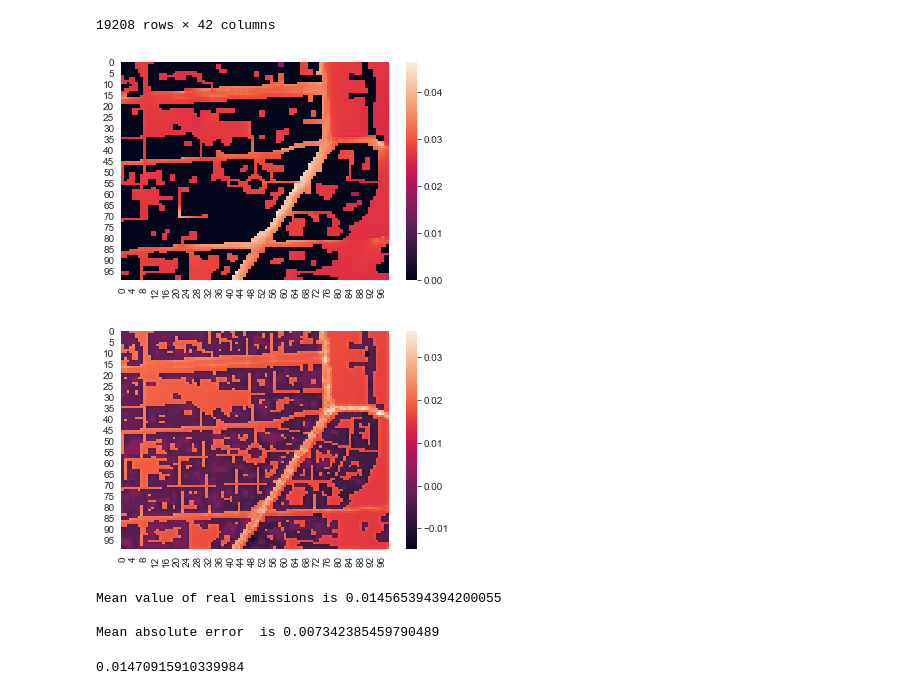
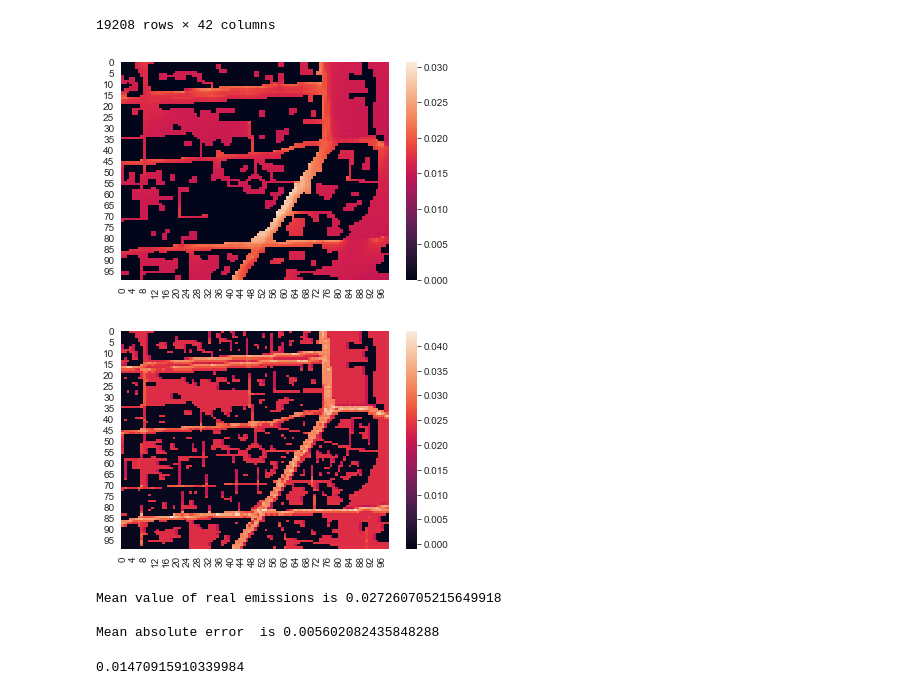
Before and after one commit to zlukich/no_palm, a Jupyter notebook: time_series_predicting_tutorial.ipynb, the cells around one changed output. Saved outputs shown, nothing was run; the diff lists cells and outputs as text; code cells hidden in the pictures.

```diff
--- a/time_series_predicting_tutorial.ipynb
+++ b/time_series_predicting_tutorial.ipynb
@@ -176,7 +178,6 @@ def reshape_to_window(dataset,window_size,target_value = "y", include_target = F
     return result
 
 def reshape_whole_table(dataset,window_size,target_value = "y", include_target = False,drop_columns = None):
-    hours = list(set(dataset["hour"]))
     xs = list(set(dataset["x"]))
     ys = list(set(dataset["y"]))
 
@@ -502,5 +503,7 @@ spec1_trainset
 1080000 rows × 15 columns
 # %%
 test2525 = spec1_trainset.loc[(( spec1_trainset["x"] <= 150) & (spec1_trainset["y"] <= 250))]
+test2525["hour_sin"] = np.sin(test2525["hour"]*2*np.pi/24)
+test2525 = test2525.drop(columns = ['hour'])
 test2525
 # %% [output]
@@ -1065,7 +1071,7 @@ filled_day_spec1
 | 1079979 | 249 | 349 | 27 | 0.0 | 0.0 | 0.0 | 0.0 | 0.0 | 0.000000 | ... |
 39204 rows × 15 columns
 # %%
-#filled_day_spec1 = pd.read_csv("../data/filled_day_spec1.csv",sep =";")
+filled_day_spec1 = pd.read_csv("../data/filled_day_spec1.csv",sep =";")
 # %%
 hour = 24
 plt.subplot(2,1,1)
@@ -1147,12 +1171,12 @@ test
 | 19207 | 249 | 349 | 0.000000 | 2.457334 | 31 | 0.0 | 0.0 | 0.0 | 0.0 | ... |
 19208 rows × 42 columns
 # %%
-hour = 31
+hour = 33
 
 make_heatmap_from_pd(result_dataframe=chained_result,target_name="emission_value_out",hour=hour,hour_name="hour(3)")
 
 make_heatmap_from_pd(result_dataframe=chained_result,target_name="pred_emission_value_out",hour=hour,hour_name="hour(3)")
 # %% [output]
-[figure, old version]
+[figure, new version]
-[figure, old version]
+[figure, new version]
 # %%
@@ -1160,12 +1184,12 @@ diff = chained_result["emission_value_out"] - chained_result["pred_emission_valu
 # %%
 import statistics
 
-print(f"Mean value of real emissions is {statistics.mean(chained_result['emission_value_out'])}\n")
-print(f"Mean absolute error  is {mean_absolute_error(chained_result['emission_value_out'],chained_result['pred_emission_value_out'])}")
+print(f"Mean value of real emissions is {statistics.mean(chained_result.loc[chained_result['emission_value_out'] !=0]['emission_value_out'])}\n")
+print(f"Mean absolute error  is {mean_absolute_error(chained_result.loc[chained_result['emission_value_out'] !=0]['emission_value_out'],chained_result.loc[chained_result['emission_value_out'] !=0]['pred_emission_value_out'])}")
 # %% [output]
-Mean value of real emissions is 0.014565394394200055
+Mean value of real emissions is 0.027260705215649918
 
-Mean absolute error  is 0.007342385459790489
+Mean absolute error  is 0.005602082435848288
 # %%
 # %% [output]
 0.01470915910339984
```
Also changed, not shown: parts of 27 cells of this notebook, 2 other files.
